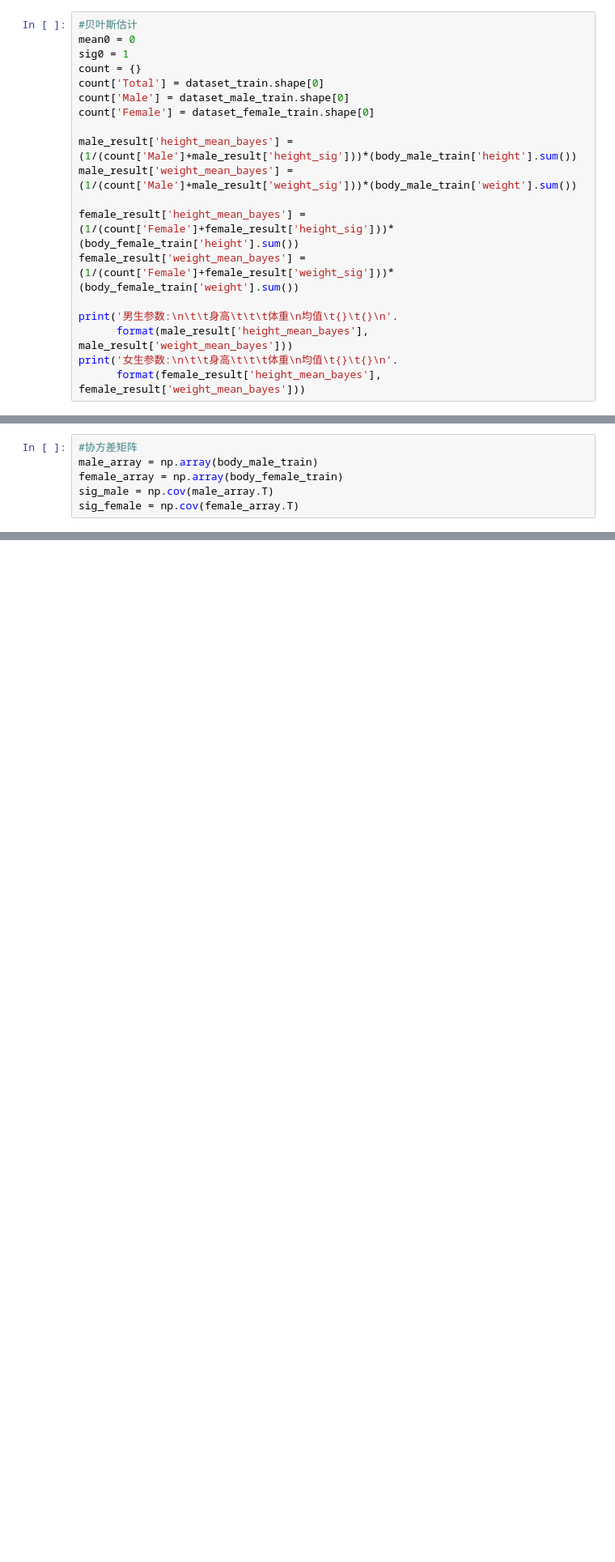
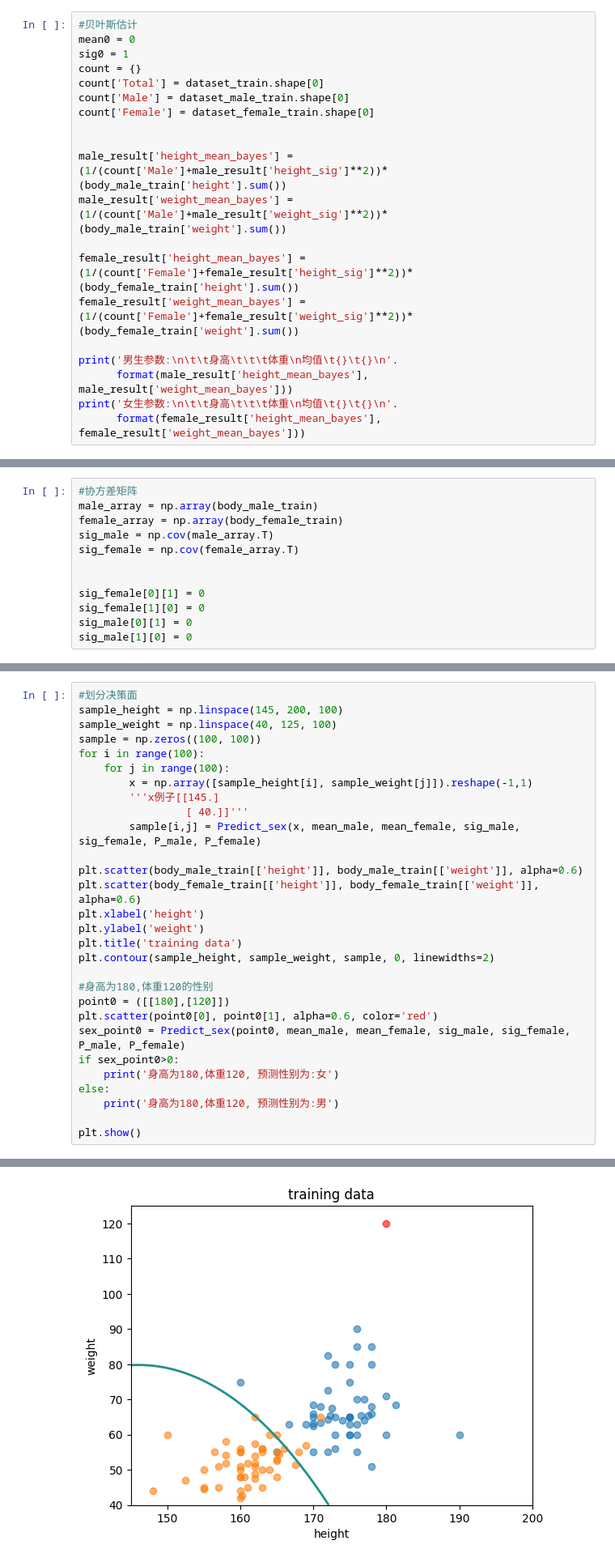
Before and after one commit to mikofan/Naive_Bayes_Classifier, a Jupyter notebook: test.ipynb, the cells around one changed output, grey strips where cells are left out. Shown at 81% size. Cells and saved outputs as stored; diff of their text form; blank space fills up the shorter version.

```diff
--- a/test.ipynb
+++ b/test.ipynb
@@ -59,11 +67,12 @@ count['Total'] = dataset_train.shape[0]
 count['Male'] = dataset_male_train.shape[0]
 count['Female'] = dataset_female_train.shape[0]
 
-male_result['height_mean_bayes'] = (1/(count['Male']+male_result['height_sig']))*(body_male_train['height'].sum())
-male_result['weight_mean_bayes'] = (1/(count['Male']+male_result['weight_sig']))*(body_male_train['weight'].sum())
 
-female_result['height_mean_bayes'] = (1/(count['Female']+female_result['height_sig']))*(body_female_train['height'].sum())
-female_result['weight_mean_bayes'] = (1/(count['Female']+female_result['weight_sig']))*(body_female_train['weight'].sum())
+male_result['height_mean_bayes'] = (1/(count['Male']+male_result['height_sig']**2))*(body_male_train['height'].sum())
+male_result['weight_mean_bayes'] = (1/(count['Male']+male_result['weight_sig']**2))*(body_male_train['weight'].sum())
+
+female_result['height_mean_bayes'] = (1/(count['Female']+female_result['height_sig']**2))*(body_female_train['height'].sum())
+female_result['weight_mean_bayes'] = (1/(count['Female']+female_result['weight_sig']**2))*(body_female_train['weight'].sum())
 
 print('男生参数:\n\t\t身高\t\t\t体重\n均值\t{}\t{}\n'.
       format(male_result['height_mean_bayes'], male_result['weight_mean_bayes']))
@@ -89,6 +98,12 @@ male_array = np.array(body_male_train)
 female_array = np.array(body_female_train)
 sig_male = np.cov(male_array.T)
 sig_female = np.cov(female_array.T)
+
+
+sig_female[0][1] = 0
+sig_female[1][0] = 0
+sig_male[0][1] = 0
+sig_male[1][0] = 0
 # %%
 #均值
 mean_male = np.array([male_result['height_mean'], male_result['weight_mean']]).reshape(-1, 1)
@@ -109,0 +125,30 @@ plt.contour(sample_height, sample_weight, sample, 0, linewidths=2)
+# %%
+#划分决策面
+sample_height = np.linspace(145, 200, 100)
+sample_weight = np.linspace(40, 125, 100)
+sample = np.zeros((100, 100))
+for i in range(100):
+    for j in range(100):
+        x = np.array([sample_height[i], sample_weight[j]]).reshape(-1,1)
+        '''x例子[[145.]
+                 [ 40.]]'''
+        sample[i,j] = Predict_sex(x, mean_male, mean_female, sig_male, sig_female, P_male, P_female)
+
+plt.scatter(body_male_train[['height']], body_male_train[['weight']], alpha=0.6)
+plt.scatter(body_female_train[['height']], body_female_train[['weight']], alpha=0.6)
+plt.xlabel('height')
+plt.ylabel('weight')
+plt.title('training data')
+plt.contour(sample_height, sample_weight, sample, 0, linewidths=2)
+
+#身高为180,体重120的性别
+point0 = ([[180],[120]])
+plt.scatter(point0[0], point0[1], alpha=0.6, color='red')
+sex_point0 = Predict_sex(point0, mean_male, mean_female, sig_male, sig_female, P_male, P_female)
+if sex_point0>0:
+    print('身高为180,体重120, 预测性别为:女')
+else:
+    print('身高为180,体重120, 预测性别为:男')
+
+plt.show()
+# %% [output]
@@ -109,0 +156 @@ plt.contour(sample_height, sample_weight, sample, 0, linewidths=2)
+[figure, added]
```
Also changed, not shown: parts of 9 cells of this notebook, 1 other file.
